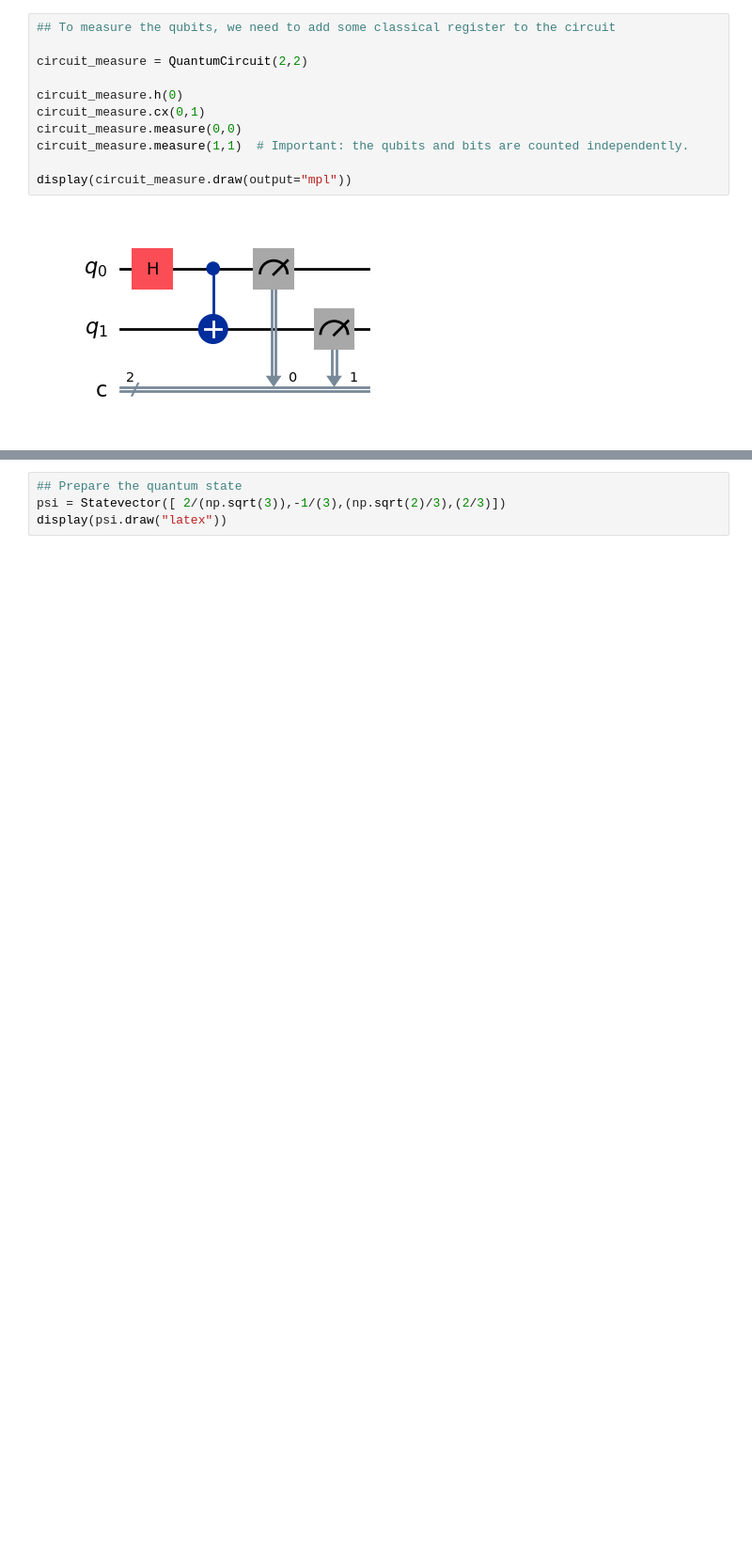
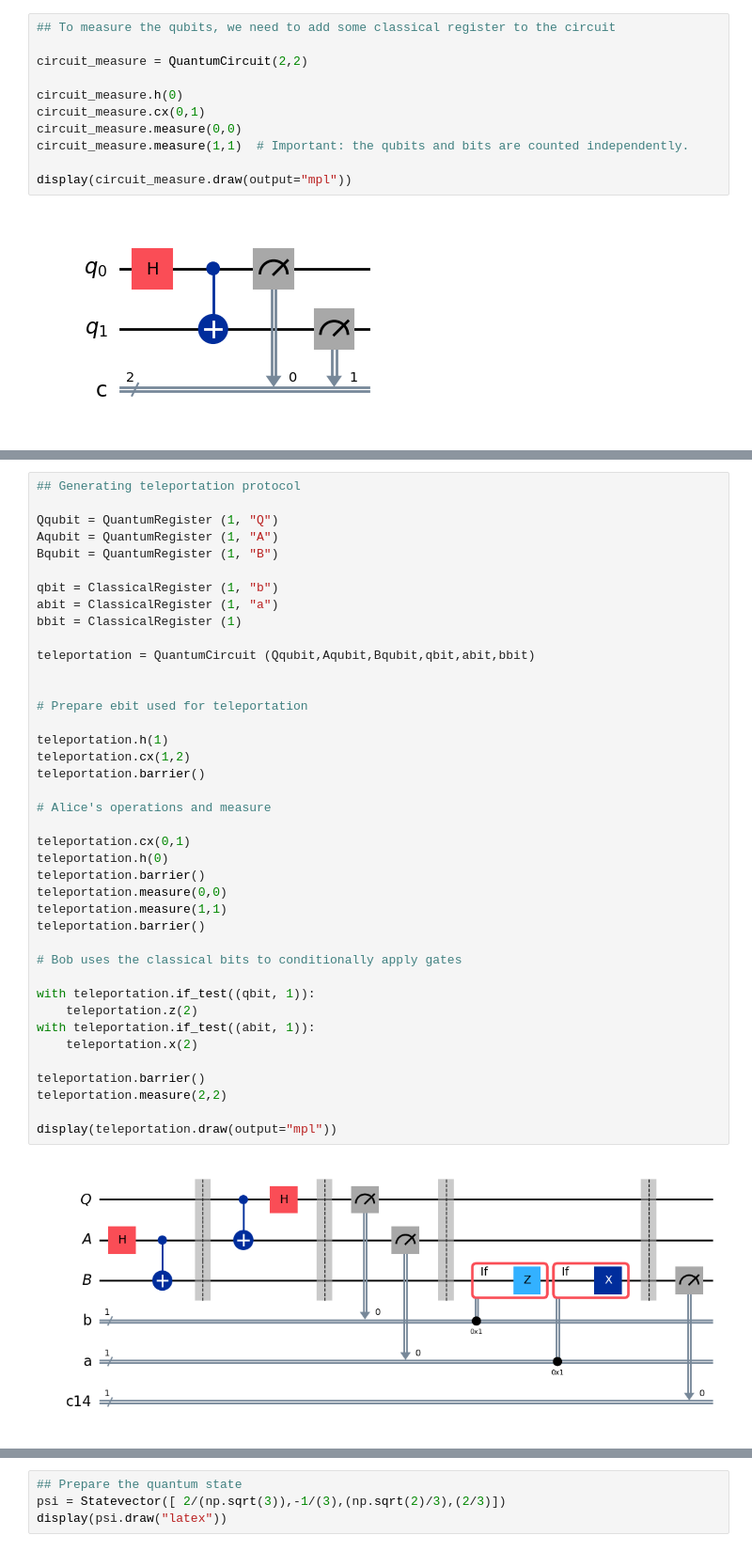
Before and after one commit to EvaaVos/Quantum_Computing_Course, a Jupyter notebook: Qiskit/Unit1_BasicQInformation.ipynb, the cells around one changed output, grey strips where cells are left out. Shown at 94% size. Saved outputs shown, nothing was run; the diff lists cells and outputs as text; blank space fills up the shorter version.

```diff
--- a/Qiskit/Unit1_BasicQInformation.ipynb
+++ b/Qiskit/Unit1_BasicQInformation.ipynb
@@ -306,0 +305,42 @@ display(plot_histogram(statistics))
+# %%
+## Generating teleportation protocol
+
+Qqubit = QuantumRegister (1, "Q")
+Aqubit = QuantumRegister (1, "A")
+Bqubit = QuantumRegister (1, "B")
+
+qbit = ClassicalRegister (1, "b")
+abit = ClassicalRegister (1, "a")
+bbit = ClassicalRegister (1)
+
+teleportation = QuantumCircuit (Qqubit,Aqubit,Bqubit,qbit,abit,bbit)
+
+
+# Prepare ebit used for teleportation
+
+teleportation.h(1)
+teleportation.cx(1,2)
+teleportation.barrier()
+
+# Alice's operations and measure
+
+teleportation.cx(0,1)
+teleportation.h(0)
+teleportation.barrier()
+teleportation.measure(0,0)
+teleportation.measure(1,1)
+teleportation.barrier()
+
+# Bob uses the classical bits to conditionally apply gates
+
+with teleportation.if_test((qbit, 1)):
+    teleportation.z(2)
+with teleportation.if_test((abit, 1)):
+    teleportation.x(2)
+
+teleportation.barrier()
+teleportation.measure(2,2)
+
+display(teleportation.draw(output="mpl"))
+# %% [output]
+[figure, added]
```
Also changed, not shown: parts of 18 cells of this notebook.
